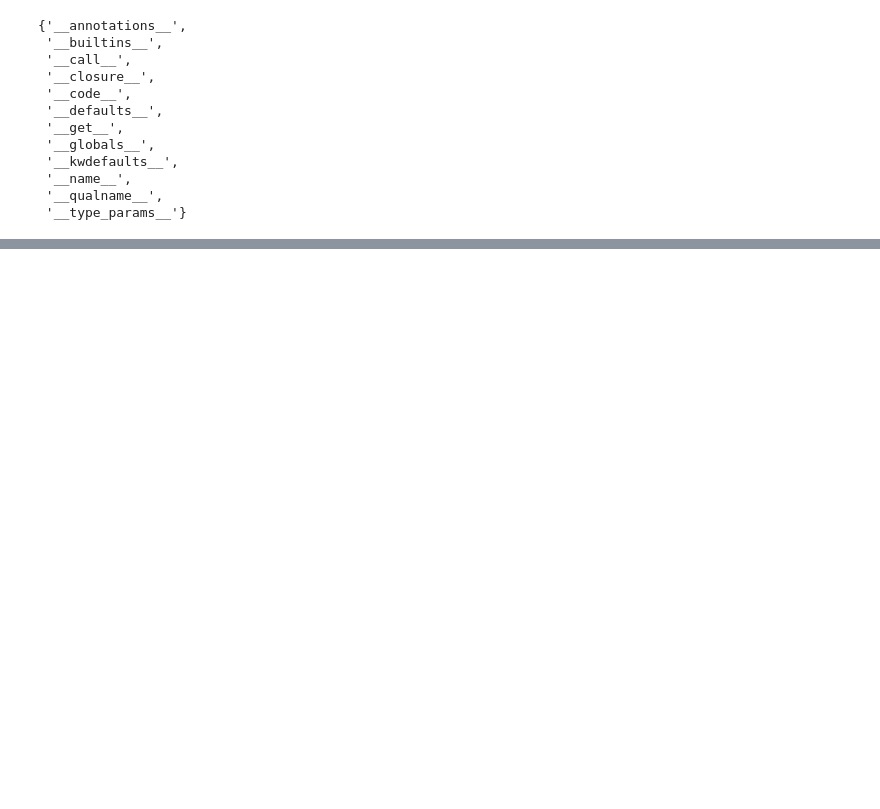
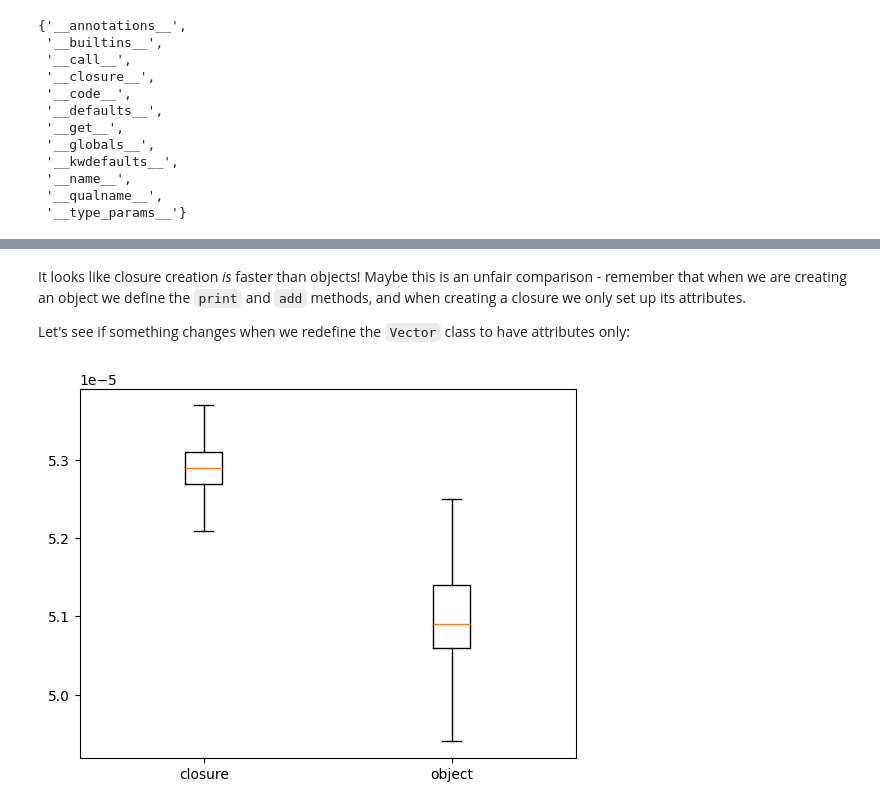
Before and after one commit to idoaiz/idocs, a Jupyter notebook: closure_objects.ipynb, the cells around one changed output, grey strips where cells are left out. Cells and saved outputs as stored; diff of their text form; code cells hidden in the pictures; blank space fills up the shorter version.

```diff
--- a/closure_objects.ipynb
+++ b/closure_objects.ipynb
@@ -313,0 +350,18 @@ sys.getsizeof(func)
+# %% [markdown]
+It looks like closure creation *is* faster than objects!
+Maybe this is an unfair comparison - remember that when we are creating an object we define the `print` and `add` methods, and when creating a closure we only set up its attributes.
+
+Let's see if something changes when we redefine the `Vector` class to have attributes only:
+# %%
+class AttributeOnlyVector:
+    def __init__(self, x, y):
+        self.x = x
+        self.y = y
+
+
+create_closure = lambda: vector(1,2)
+create_object = lambda: AttributeOnlyVector(1,2)
+
+plot_benchmark(create_closure, create_object, labels=['closure', 'object'])
+# %% [output]
+[figure, added]
```
Also changed, not shown: parts of 72 cells of this notebook.
